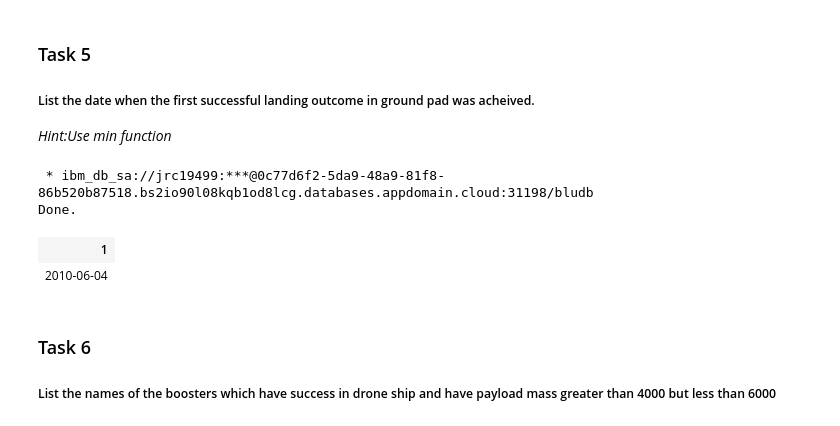
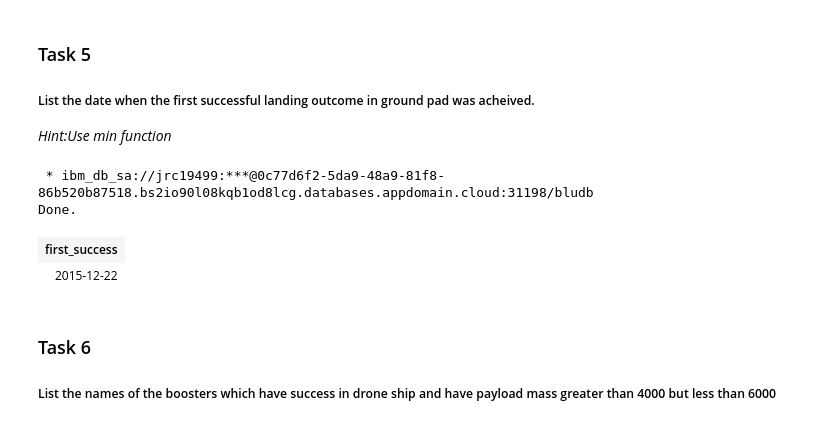
Before and after one commit to venom-f3/Captsone-DataScienceProfessional, a Jupyter notebook: EDA.ipynb, the cells around one changed output. Cells and saved outputs as stored; diff of their text form; code cells hidden in the pictures.

```diff
--- a/EDA.ipynb
+++ b/EDA.ipynb
@@ -186,12 +186,15 @@ Done.
 
 *Hint:Use min function*
 # %%
-%sql select min(DATE) from SPACEXTBL;
+%%sql
+select min(DATE) AS FIRST_SUCCESS
+from SPACEXTBL
+where landing__outcome = 'Success (ground pad)';
 # %% [output]
  * ibm_db_sa://jrc19499:***@0c77d6f2-5da9-48a9-81f8-86b520b87518.bs2io90l08kqb1od8lcg.databases.appdomain.cloud:31198/bludb
 Done.
-| 1 |
-| 2010-06-04 |
+| first_success |
+| 2015-12-22 |
 # %% [markdown]
 ### Task 6
 
```
Also changed, not shown: parts of 4 cells of this notebook.
